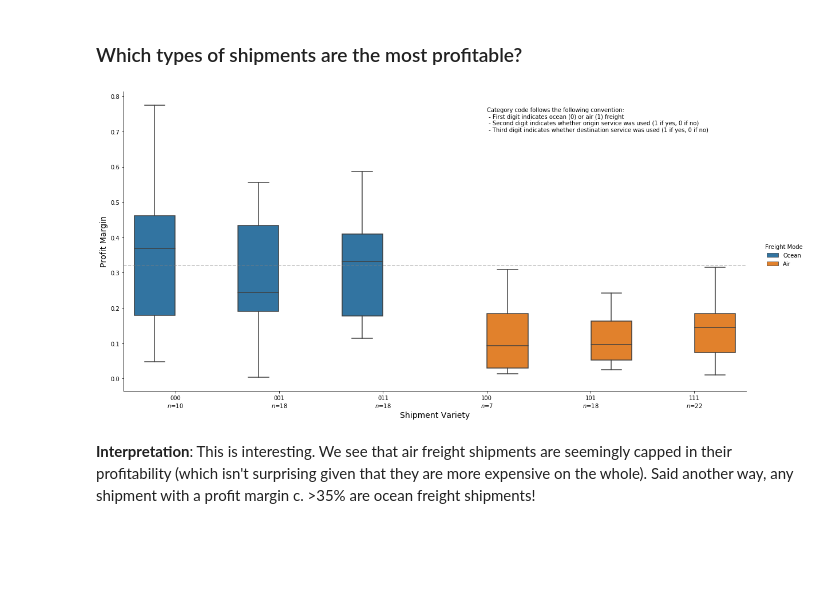
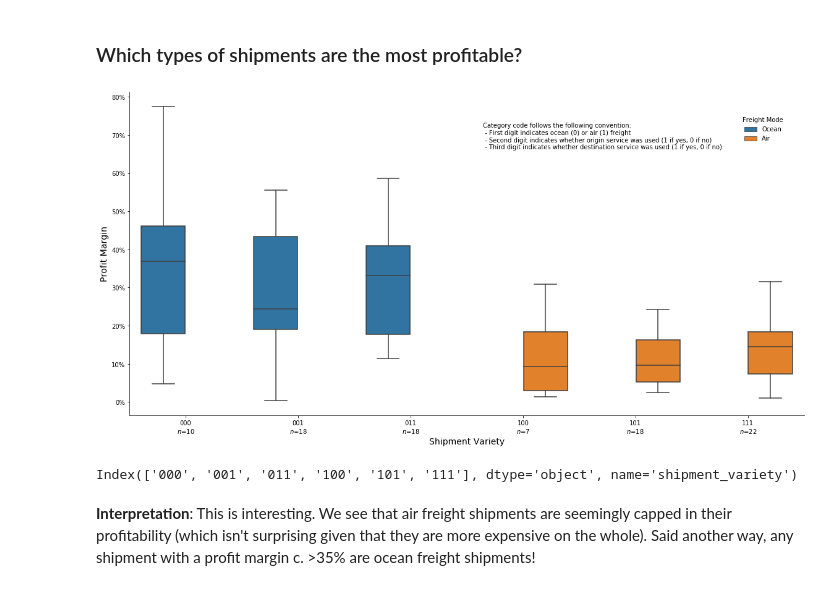
Before and after one commit to Per48edjes/Flexport-Take-Home, a Jupyter notebook: Flexport Take-Home.ipynb, the cells around one changed output. Cells and saved outputs as stored; diff of their text form; code cells hidden in the pictures; blank space fills up the shorter version.

```diff
--- a/Flexport Take-Home.ipynb
+++ b/Flexport Take-Home.ipynb
@@ -703,6 +852,7 @@ fig, ax = plt.subplots(figsize=(20,10))
 for client in multiple_ts_bills_by_vendor.index.levels[0]:
     multiple_ts_bills_by_vendor.loc[client].resample('1Q').mean().plot()
 
+
 plt.legend(labels=multiple_ts_bills_by_vendor.index.levels[0])
 
 # Titles, labels
@@ -711,6 +861,22 @@ ax.set_title("'Time-to-Bill' by Vendor, Quarterly Average", size=16)
 ax.set_ylabel("# of days elapsed", size=14)
 ax.set_xlabel('Shipment Date', size=14)
 
+# Hide the right and top spines
+ax.spines['right'].set_visible(False)
+ax.spines['top'].set_visible(False)
+
+# Label number of data points
+multiple_ts_bills = ship_bill_df.sort_values(["shipment_date"]).set_index(["shipment_date"])["ship_bill_date_diff_days"]
+n = multiple_ts_bills.resample('1Q').count().values
+locs = [0.0,.2,.4,.6,.8,1]
+labels = ['Q1 2016', 'Q2 2016', 'Q3 2016', 'Q4 2016', 'Q1 2017', 'Q2 2017']
+
+# Label number of data points
+for i, x in enumerate(locs):
+    ax.annotate(f"n={n[i]}",
+            xy=(locs[i], -0.05), xycoords='axes fraction',
+            horizontalalignment='left', verticalalignment='top')
+
 
 plt.show()
 # %% [output]
@@ -1251,39 +1437,54 @@ plt.show()
 # %%
 ### Plot billed amounts vs. combinations of shipments varieties
 
 ## Plot bill amounts vs. shipment varieties
-g = sns.catplot(kind="box", x="shipment_variety", y="profit", data=data, hue="freight_mode_Air",
+data_profit_scaled = data.copy()
+data_profit_scaled["profit"] = data_profit_scaled["profit"] * 100
+g = sns.catplot(kind="box", x="shipment_variety", y="profit",
+                data=data_profit_scaled, hue="freight_mode_Air",
                 aspect=2, height=8)
 g.ax.set_xlabel("Shipment Variety", size=14)
 g.ax.set_ylabel("Profit Margin", size=14)
 
 # Edit legend
 replacements = {'0': 'Ocean',
                 '1': 'Air'}
+
 for i in range(len(g.fig.get_children()[-1].texts)):
     label = g.fig.get_children()[-1].texts[i].get_text()
     if label in replacements.keys():
         g.fig.get_children()[-1].texts[i].set_text(replacements[label])
 g.fig.get_children()[-1].set_title("Freight Mode")
-# g.fig.get_children()[-1].set_bbox_to_anchor((0.6, 0.9, 0, 0))
+g.fig.get_children()[-1].set_bbox_to_anchor((0.9, 0.9, 0, 0))
+
+for i, name in enumerate(data.groupby("shipment_variety").count().index):
+    y = data["profit"][data["shipment_variety"]==name].dropna()
+    # Add some random "jitter" to the x-axis
+    x = np.random.normal(i, 0.04, size=len(y))
+    ax.plot(x+1, y, 'k.', alpha=0.15)
 
 # Add disclaimer for categories
-plt.text(3, .7, 'Category code follows the following convention:\
+plt.text(.4, .7, 'Category code follows the following convention:\
          \n - First digit indicates ocean (0) or air (1) freight\
          \n - Second digit indicates whether origin service was used (1 if yes, 0 if no)\
-         \n - Third digit indicates whether destination service was used (1 if yes, 0 if no)')
+         \n - Third digit indicates whether destination service was used (1 if yes, 0 if no)',
+        transform=ax.transAxes)
 
 
 # Add counts
-g.ax.set_xticklabels(['%s\n$n$=%d'%(k, len(v)) for k, v in data.groupby("shipment_variety")])
-g.set()
+g.ax.set_xticklabels(['%s\n$n$=%d'%(k, len(v)) for k, v in data_profit_scaled.groupby("shipment_variety")])
 
-# Add line to show "ceiling" on air freight margins
-plt.axhline(round(data.groupby("freight_mode_Air")["profit"].max().loc[1], 2),
-            color="grey", alpha=.5, ls="--")
+# Formatting adjustments
+fmt = '{x:,.0f}%'
+tick = mtick.StrMethodFormatter(fmt)
+g.ax.yaxis.set_major_formatter(tick)
 
 plt.show(g)
 # %% [output]
-[figure, old version]
+[figure, new version]
+# %%
+data.groupby("shipment_variety").count().index
+# %% [output]
+Index(['000', '001', '011', '100', '101', '111'], dtype='object', name='shipment_variety')
 # %% [markdown]
 **Interpretation**: This is interesting. We see that air freight shipments are seemingly capped in their profitability (which isn't surprising given that they are more expensive on the whole). Said another way, any shipment with a profit margin c. >35% are ocean freight shipments!
```
Also changed, not shown: parts of 20 cells of this notebook, 1 other file.
